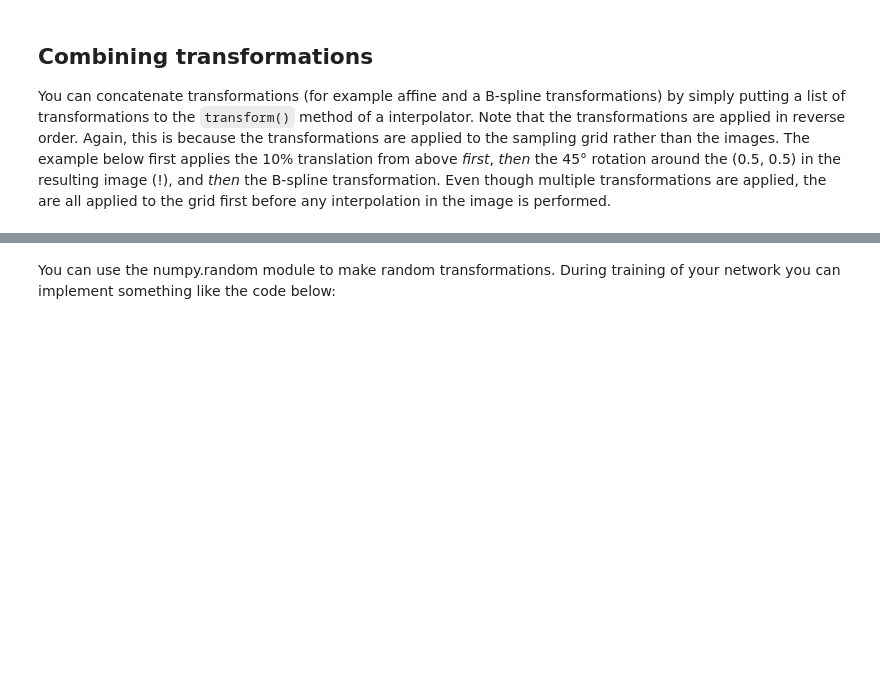
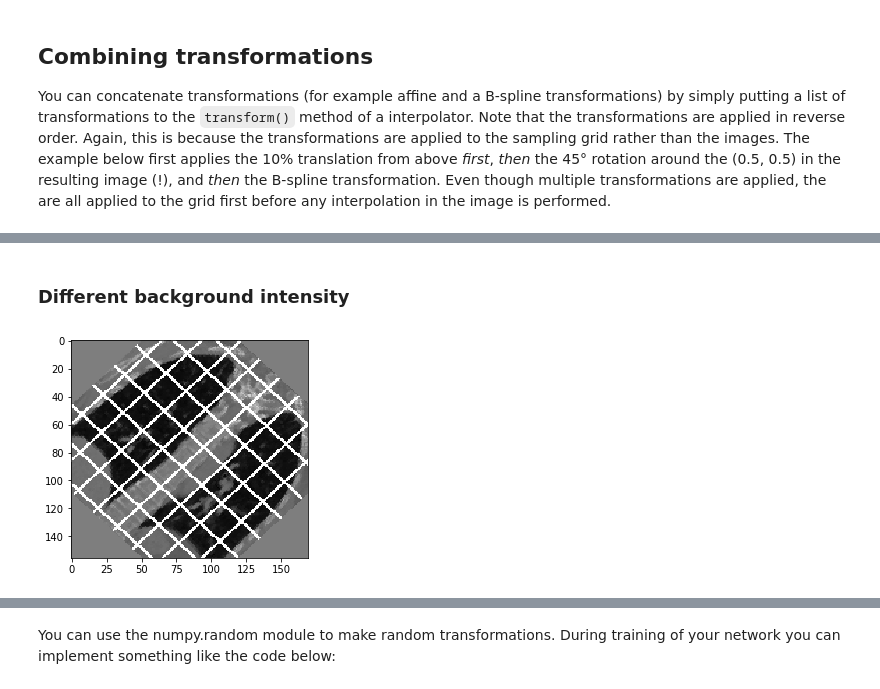
Before and after one commit to tueimage/gryds, a Jupyter notebook: tutorial.ipynb, the cells around one changed output, grey strips where cells are left out. Drawn from its saved outputs; the diff is of its cells as text; code cells hidden in the pictures; blank space fills up the shorter version.

```diff
--- a/tutorial.ipynb
+++ b/tutorial.ipynb
@@ -195,0 +211,8 @@ plt.imshow(twice_transformed_image)
+# %% [markdown]
+### Different background intensity
+# %%
+my_image_interpolator = tr.Interpolator(image, order=0, cval=0.5)
+tr_image = my_image_interpolator.transform(my_rotation)
+plt.imshow(tr_image);
+# %% [output]
+[figure, added]
```
Also changed, not shown: parts of 23 cells of this notebook, 2 other files.
